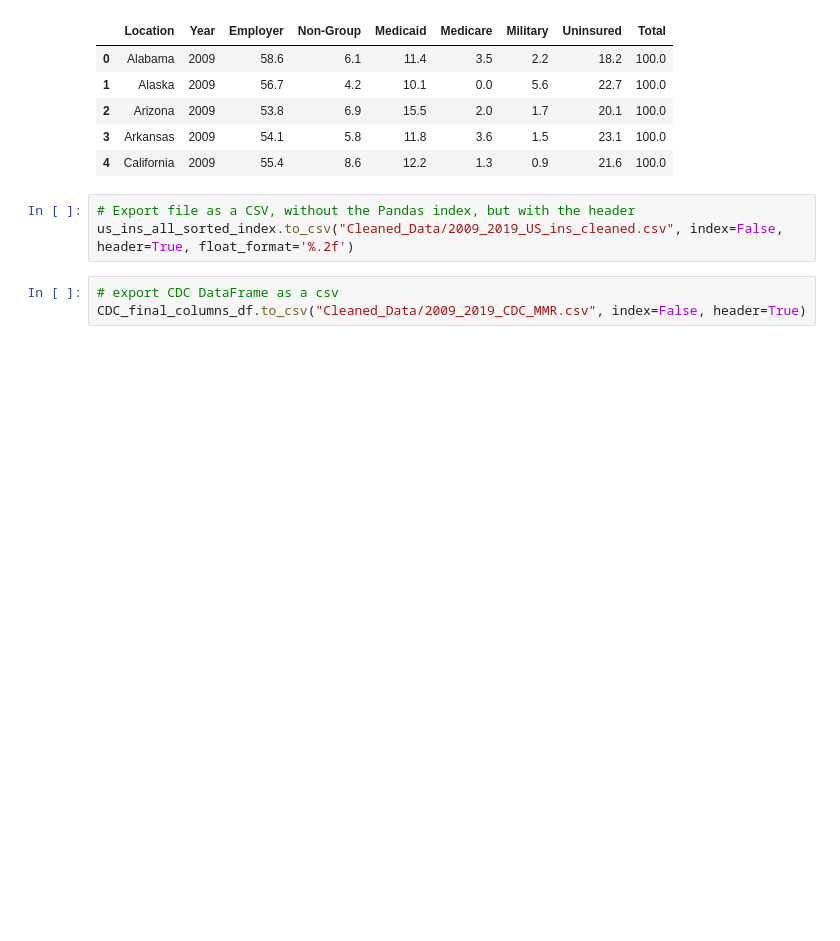
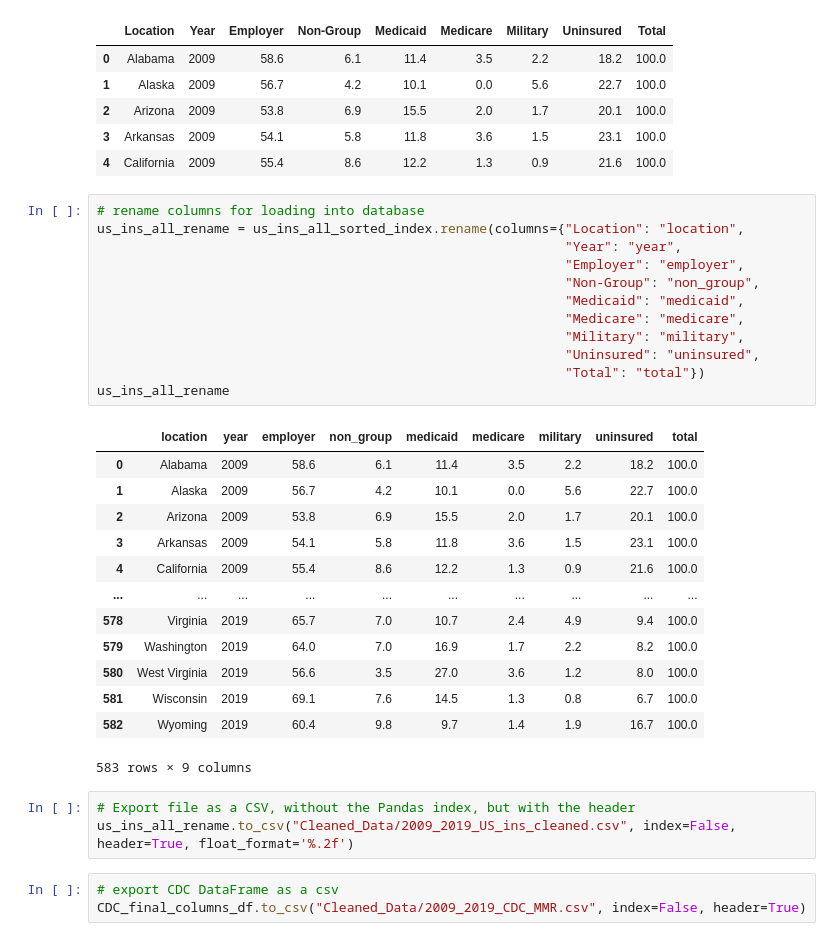
Before and after one commit to LeeProut/US-Maternal-Mortality, a Jupyter notebook: MMR_CDC.ipynb, the cells around one changed output. Drawn from its saved outputs; the diff is of its cells as text; blank space fills up the shorter version.

```diff
--- a/MMR_CDC.ipynb
+++ b/MMR_CDC.ipynb
@@ -1029,9 +1035,35 @@ us_ins_all_sorted_index.head()
 | 2 | Arizona | 2009 | 53.8 | 6.9 | 15.5 | 2.0 | 1.7 | 20.1 | 100.0 |
 | 3 | Arkansas | 2009 | 54.1 | 5.8 | 11.8 | 3.6 | 1.5 | 23.1 | 100.0 |
 | 4 | California | 2009 | 55.4 | 8.6 | 12.2 | 1.3 | 0.9 | 21.6 | 100.0 |
+# %%
+# rename columns for loading into database
+us_ins_all_rename = us_ins_all_sorted_index.rename(columns={"Location": "location",
+                                                            "Year": "year",
+                                                            "Employer": "employer",
+                                                            "Non-Group": "non_group",
+                                                            "Medicaid": "medicaid",
+                                                            "Medicare": "medicare",
+                                                            "Military": "military",
+                                                            "Uninsured": "uninsured",
+                                                            "Total": "total"})
+us_ins_all_rename
+# %% [output]
+|  | location | year | employer | non_group | medicaid | medicare | military | uninsured | total |
+| 0 | Alabama | 2009 | 58.6 | 6.1 | 11.4 | 3.5 | 2.2 | 18.2 | 100.0 |
+| 1 | Alaska | 2009 | 56.7 | 4.2 | 10.1 | 0.0 | 5.6 | 22.7 | 100.0 |
+| 2 | Arizona | 2009 | 53.8 | 6.9 | 15.5 | 2.0 | 1.7 | 20.1 | 100.0 |
+| 3 | Arkansas | 2009 | 54.1 | 5.8 | 11.8 | 3.6 | 1.5 | 23.1 | 100.0 |
+| 4 | California | 2009 | 55.4 | 8.6 | 12.2 | 1.3 | 0.9 | 21.6 | 100.0 |
+| ... | ... | ... | ... | ... | ... | ... | ... | ... | ... |
+| 578 | Virginia | 2019 | 65.7 | 7.0 | 10.7 | 2.4 | 4.9 | 9.4 | 100.0 |
+| 579 | Washington | 2019 | 64.0 | 7.0 | 16.9 | 1.7 | 2.2 | 8.2 | 100.0 |
+| 580 | West Virginia | 2019 | 56.6 | 3.5 | 27.0 | 3.6 | 1.2 | 8.0 | 100.0 |
+| 581 | Wisconsin | 2019 | 69.1 | 7.6 | 14.5 | 1.3 | 0.8 | 6.7 | 100.0 |
+| 582 | Wyoming | 2019 | 60.4 | 9.8 | 9.7 | 1.4 | 1.9 | 16.7 | 100.0 |
+583 rows × 9 columns
 # %%
 # Export file as a CSV, without the Pandas index, but with the header
-us_ins_all_sorted_index.to_csv("Cleaned_Data/2009_2019_US_ins_cleaned.csv", index=False, header=True, float_format='%.2f')
+us_ins_all_rename.to_csv("Cleaned_Data/2009_2019_US_ins_cleaned.csv", index=False, header=True, float_format='%.2f')
 # %%
 # export CDC DataFrame as a csv
 CDC_final_columns_df.to_csv("Cleaned_Data/2009_2019_CDC_MMR.csv", index=False, header=True)
```
Also changed, not shown: parts of 2 cells of this notebook, 13 other files.
